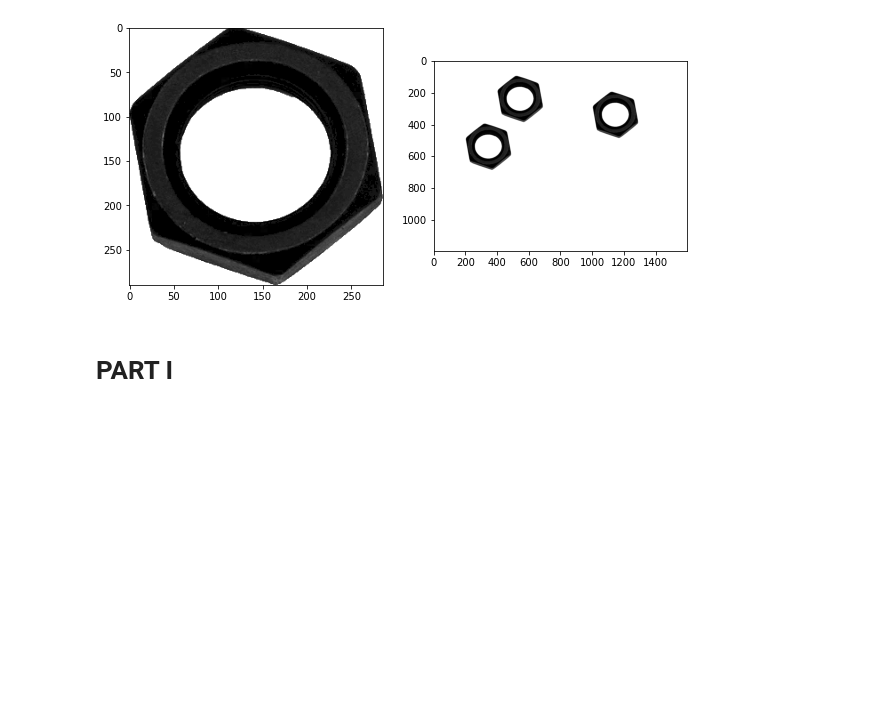
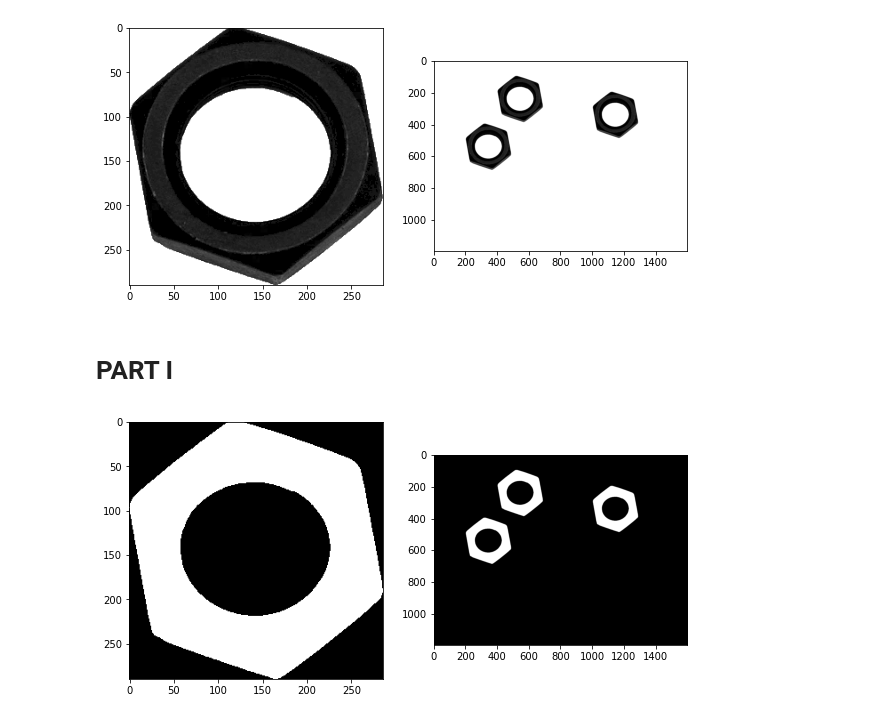
Before and after one commit to PamudithaSomarathne/EN2550, a Jupyter notebook: 5 Count/Assignment 05.ipynb, the cells around one changed output. Saved outputs shown, nothing was run; the diff lists cells and outputs as text; code cells hidden in the pictures; blank space fills up the shorter version.

```diff
--- a/5 Count/Assignment 05.ipynb
+++ b/5 Count/Assignment 05.ipynb
@@ -17,3 +17,13 @@ plt.show()
 [figure]
 # %% [markdown]
 # PART I
+# %%
+th_t, img_t = cv.threshold(template_im, 0, 255, cv.THRESH_BINARY_INV + cv.THRESH_OTSU)
+th_b, img_b = cv.threshold(belt_im, 0, 255, cv.THRESH_BINARY_INV + cv.THRESH_OTSU)
+# %%
+fig, ax = plt.subplots(1, 2, figsize=(10,10))
+ax[0].imshow(img_t, cmap='gray')
+ax[1].imshow(img_b, cmap='gray')
+plt.show()
+# %% [output]
+[figure, added]
```
Also changed, not shown: parts of 8 cells of this notebook.
